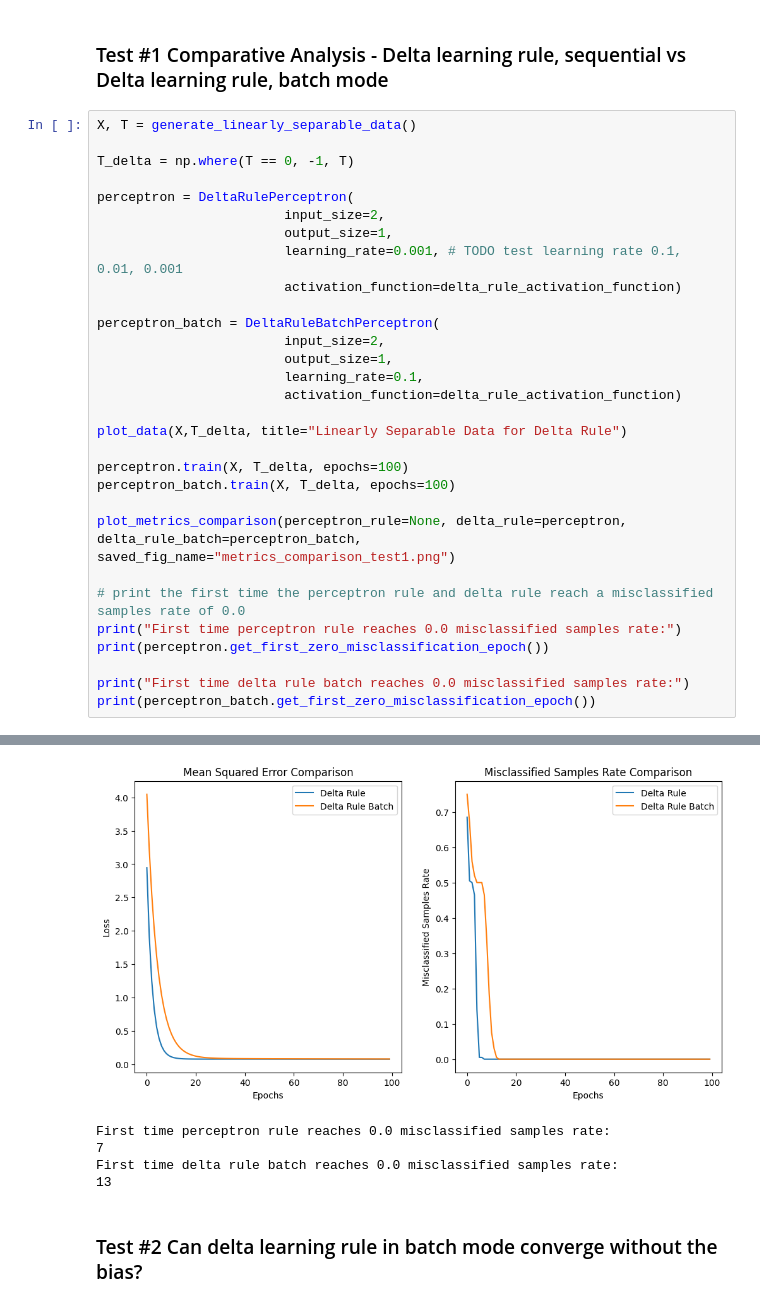
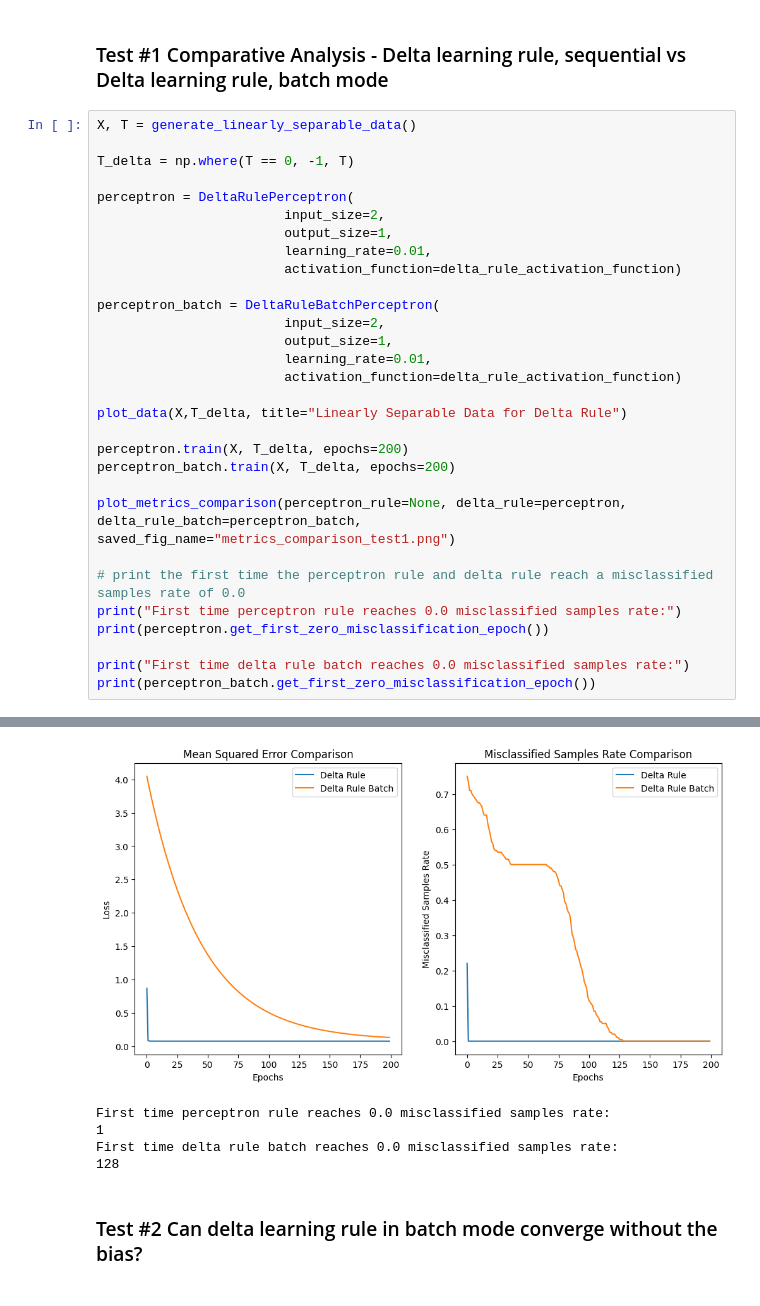
Before and after one commit to liviacardaccia02/Artificial-Neural-Networks-and-Deep-Architectures, a Jupyter notebook: lab1a/lab1a.ipynb, the cells around one changed output, grey strips where cells are left out. Saved outputs shown, nothing was run; the diff lists cells and outputs as text.

```diff
--- a/lab1a/lab1a.ipynb
+++ b/lab1a/lab1a.ipynb
@@ -115,19 +115,19 @@ T_delta = np.where(T == 0, -1, T)
 perceptron = DeltaRulePerceptron(
                         input_size=2,
                         output_size=1,
-                        learning_rate=0.001, # TODO test learning rate 0.1, 0.01, 0.001
+                        learning_rate=0.01,
                         activation_function=delta_rule_activation_function)
 
 perceptron_batch = DeltaRuleBatchPerceptron(
                         input_size=2,
                         output_size=1,
-                        learning_rate=0.1,
+                        learning_rate=0.01,
                         activation_function=delta_rule_activation_function)
 
 plot_data(X,T_delta, title="Linearly Separable Data for Delta Rule")
 
-perceptron.train(X, T_delta, epochs=100)
-perceptron_batch.train(X, T_delta, epochs=100)
+perceptron.train(X, T_delta, epochs=200)
+perceptron_batch.train(X, T_delta, epochs=200)
 
 plot_metrics_comparison(perceptron_rule=None, delta_rule=perceptron, delta_rule_batch=perceptron_batch, saved_fig_name="metrics_comparison_test1.png")
 
@@ -144,8 +144,8 @@ print(perceptron_batch.get_first_zero_misclassification_epoch())
-[figure, old version]
+[figure, new version]
 First time perceptron rule reaches 0.0 misclassified samples rate:
-7
+1
 First time delta rule batch reaches 0.0 misclassified samples rate:
-13
+128
 # %% [markdown]
 ### Test #2 Can delta learning rule in batch mode converge without the bias?
 # %%
```
Also changed, not shown: parts of 6 cells of this notebook.
